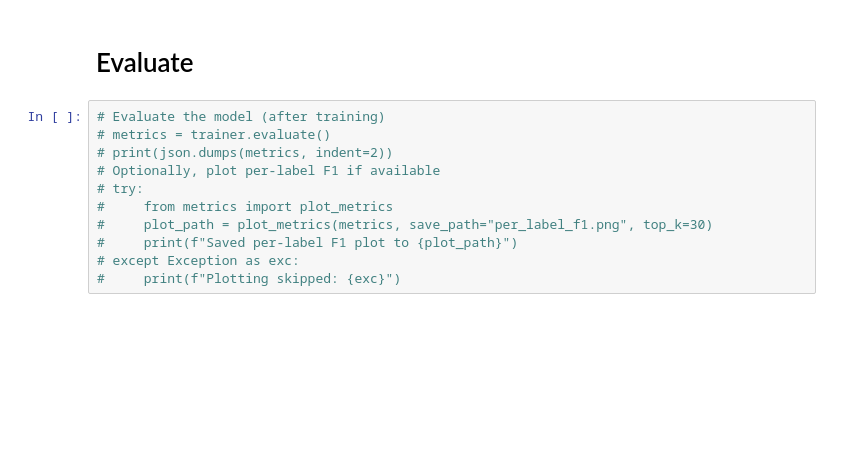
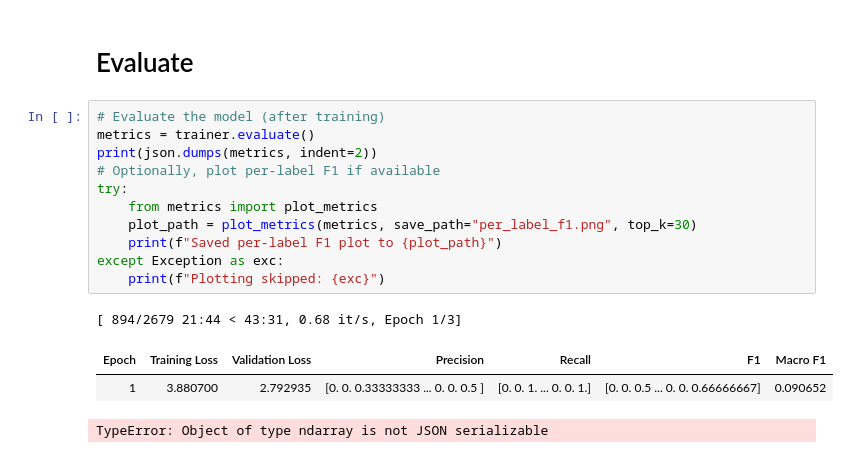
Before and after one commit to rferrazd/quantizing-bert-for-symptom-extraction, a Jupyter notebook: 6_trainer.ipynb, the cells around one changed output. Drawn from its saved outputs; the diff is of its cells as text; blank space fills up the shorter version.

```diff
--- a/6_trainer.ipynb
+++ b/6_trainer.ipynb
@@ -148,12 +167,17 @@ trainer = Trainer(
 # Evaluate
 # %%
 # Evaluate the model (after training)
-# metrics = trainer.evaluate()
-# print(json.dumps(metrics, indent=2))
+metrics = trainer.evaluate()
+print(json.dumps(metrics, indent=2))
 # Optionally, plot per-label F1 if available
-# try:
-#     from metrics import plot_metrics
-#     plot_path = plot_metrics(metrics, save_path="per_label_f1.png", top_k=30)
-#     print(f"Saved per-label F1 plot to {plot_path}")
-# except Exception as exc:
-#     print(f"Plotting skipped: {exc}")
+try:
+    from metrics import plot_metrics
+    plot_path = plot_metrics(metrics, save_path="per_label_f1.png", top_k=30)
+    print(f"Saved per-label F1 plot to {plot_path}")
+except Exception as exc:
+    print(f"Plotting skipped: {exc}")
+# %% [output]
+[ 894/2679 21:44 < 43:31, 0.68 it/s, Epoch 1/3]
+| Epoch | Training Loss | Validation Loss | Precision | Recall | F1 | Macro F1 |
+| 1 | 3.880700 | 2.792935 | [0. 0. 0.33333333 ... 0. 0. 0.5 ] | [0. 0. 1. ... 0. 0. 1.] | [0. 0. 0.5 ... 0. 0. 0.66666667] | 0.090652 |
+TypeError: Object of type ndarray is not JSON serializable
```
Also changed, not shown: parts of 5 cells of this notebook.
